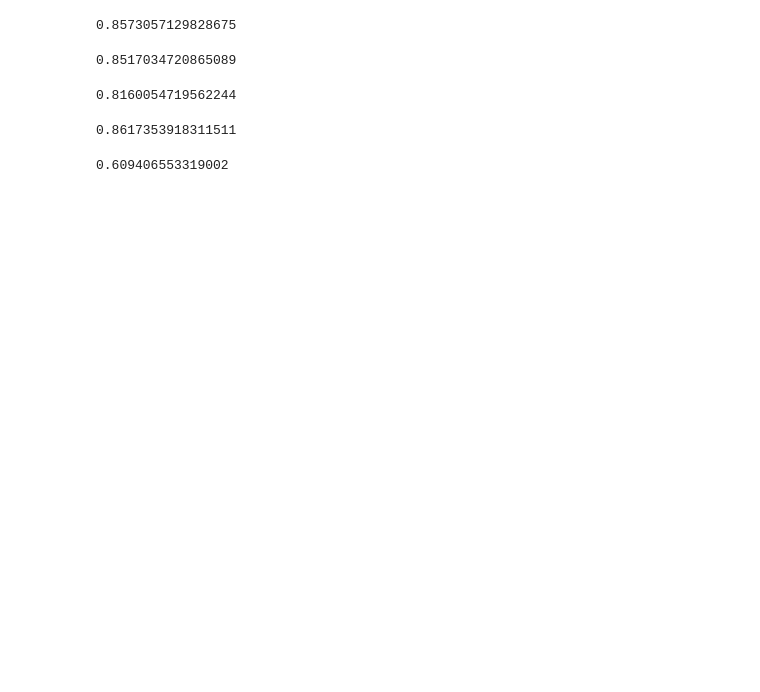
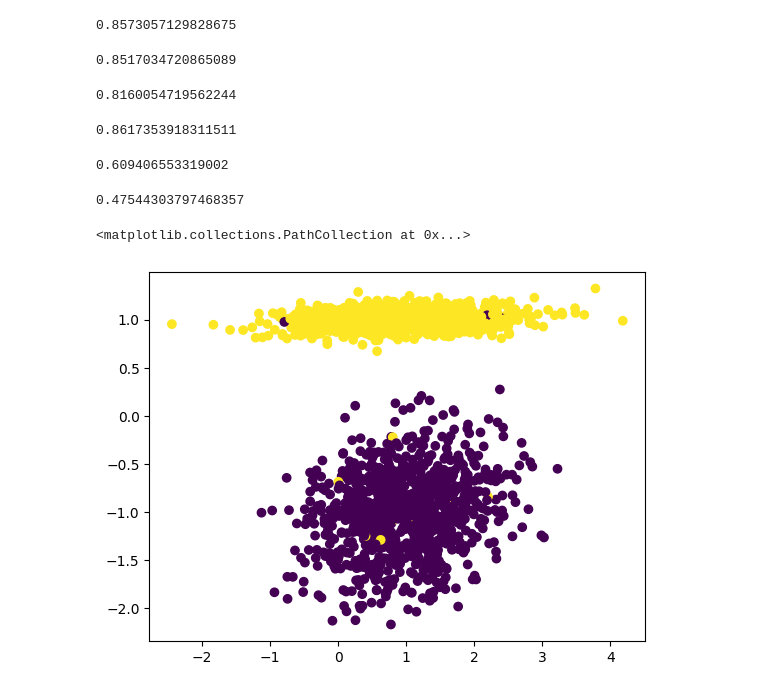
Before and after one commit to andrewhouston113/AITIA, a Jupyter notebook: test.ipynb, the cells around one changed output. Cells and saved outputs as stored; diff of their text form; code cells hidden in the pictures; blank space fills up the shorter version.

```diff
--- a/test.ipynb
+++ b/test.ipynb
@@ -2,7 +2,7 @@
 from sklearn.datasets import make_classification
 
 # Generate a 2-class classification dataset with 5 features and 200 instances
-X, y = make_classification(n_samples=2000, n_features=5, n_informative=2, n_redundant=1, n_classes=2, random_state=42)
+X, y = make_classification(n_samples=2000, n_features=2, n_informative=2, n_redundant=0, n_clusters_per_class=1, n_classes=2, random_state=0)
 # %%
 from AITIA.heuristics import DisjunctSize, DisjunctClass, KNeighbors, ClassLikelihood, RDOS
 # %%
@@ -56,0 +91,4 @@ roc_auc_score(misclassifications,scores)
+# %%
+roc_auc_score(misclassifications,scores)
+# %% [output]
+0.47544303797468357
@@ -56,0 +97,5 @@ roc_auc_score(misclassifications,scores)
+# %%
+plt.scatter(X[:,0], X[:,1], c=y)
+# %% [output]
+<matplotlib.collections.PathCollection at 0x...>
+[figure, added]
```
Also changed, not shown: parts of 5 cells of this notebook, 1 other file.
